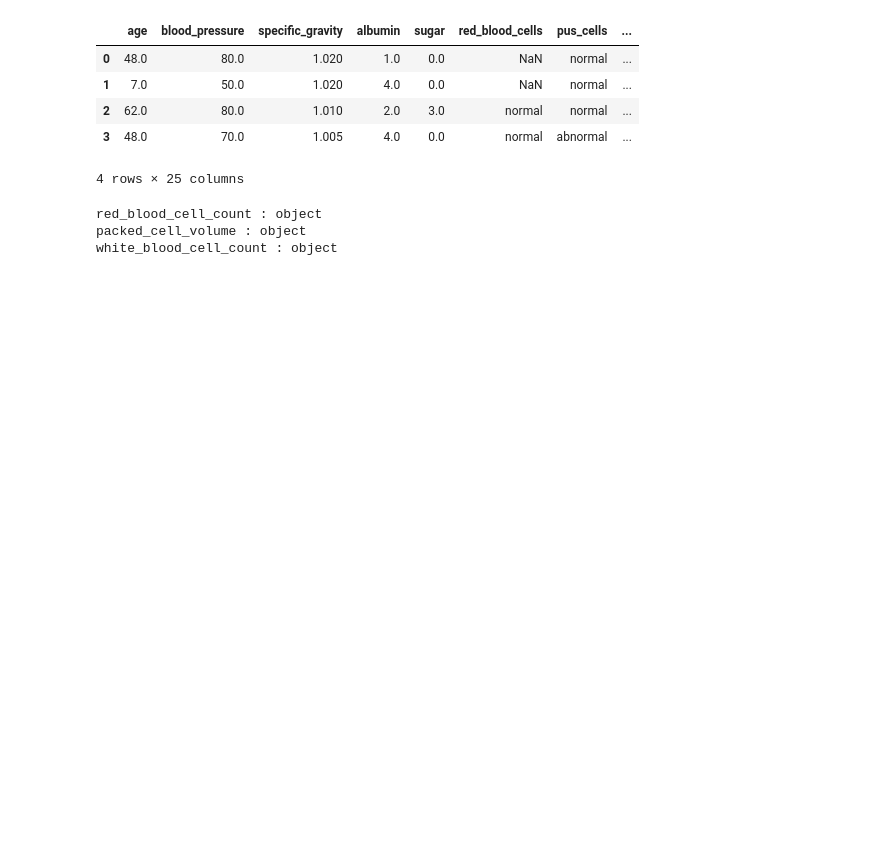
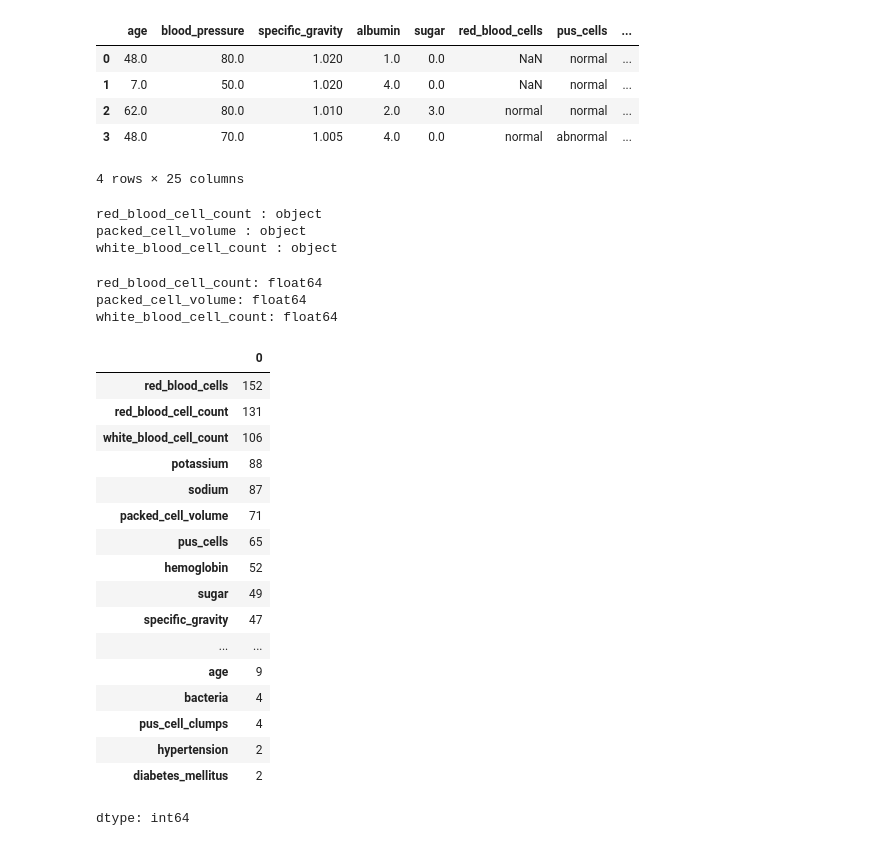
Before and after one commit to msandhiya07/Multidiseasesds, a Jupyter notebook: multidiseases.ipynb, the cells around one changed output. Cells and saved outputs as stored; diff of their text form; code cells hidden in the pictures; blank space fills up the shorter version.

```diff
--- a/multidiseases.ipynb
+++ b/multidiseases.ipynb
@@ -200,0 +198,34 @@ k_df[column]=pd.to_numeric
+# %%
+def convert_text_to_numeric(k_df, column):
+    k_df[column] = pd.to_numeric(k_df[column], errors="coerce")
+
+# Example of applying the function to multiple columns
+for column in text_columns:
+    convert_text_to_numeric(k_df, column)
+    print(f"{column}: {k_df[column].dtypes}")
+# %% [output]
+red_blood_cell_count: float64
+packed_cell_volume: float64
+white_blood_cell_count: float64
+# %%
+missing=k_df.isnull().sum()
+missing[missing>0].sort_values(ascending=False).head(20)
+# %% [output]
+|  | 0 |
+| red_blood_cells | 152 |
+| red_blood_cell_count | 131 |
+| white_blood_cell_count | 106 |
+| potassium | 88 |
+| sodium | 87 |
+| packed_cell_volume | 71 |
+| pus_cells | 65 |
+| hemoglobin | 52 |
+| sugar | 49 |
+| specific_gravity | 47 |
+| ... | ... |
+| age | 9 |
+| bacteria | 4 |
+| pus_cell_clumps | 4 |
+| hypertension | 2 |
+| diabetes_mellitus | 2 |
+dtype: int64
```
Also changed, not shown: parts of 7 cells of this notebook.
